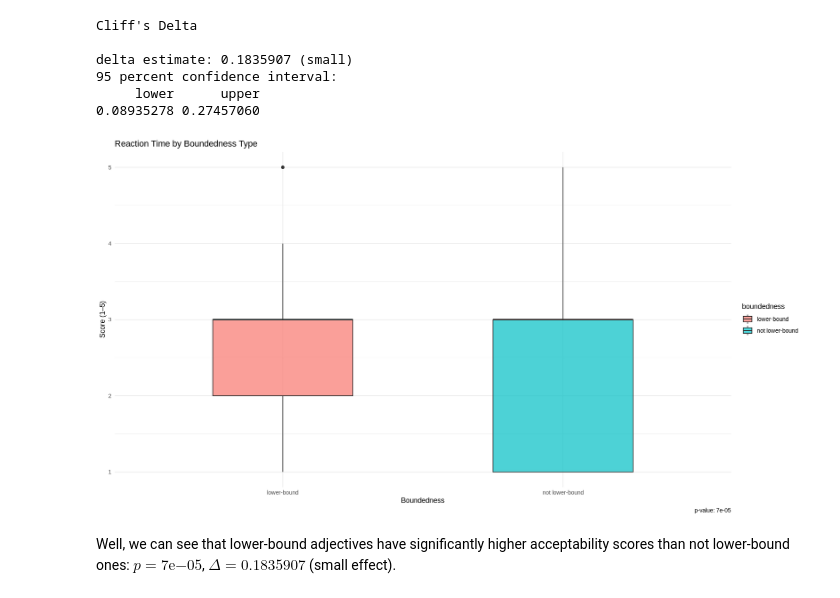
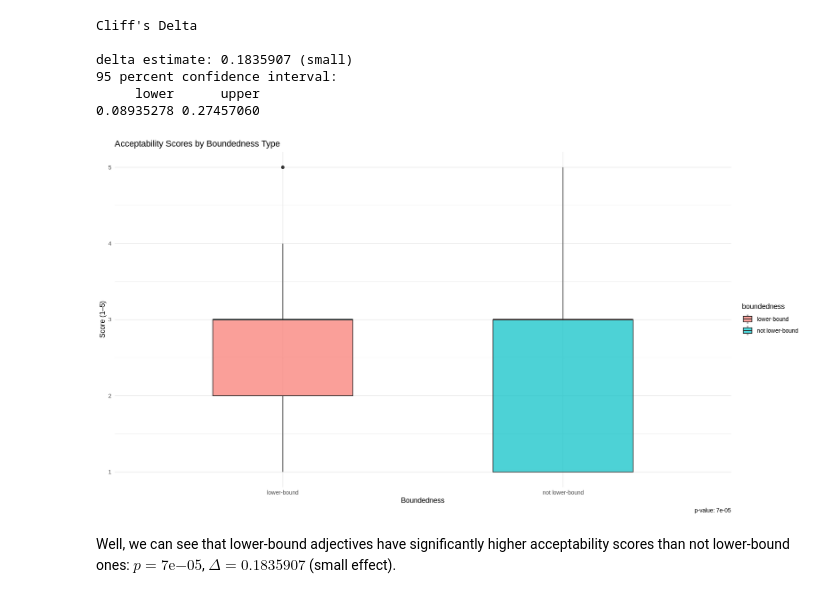
Before and after one commit to KatiaKozlova/stat-project, a Jupyter notebook: stat_project.ipynb, the cells around one changed output. Cells and saved outputs as stored; diff of their text form; code cells hidden in the pictures.

```diff
--- a/stat_project.ipynb
+++ b/stat_project.ipynb
@@ -685,17 +685,17 @@ delta estimate: 0.1835907 (small)
 # %%
 # visualizing
 
 ggplot(target_data, aes(x = boundedness, y = judgement, fill = boundedness)) +
   geom_boxplot(width = 0.5, alpha = 0.7) +
   labs(
-    title = 'Reaction Time by Boundedness Type',
+    title = 'Acceptability Scores by Boundedness Type',
     x = 'Boundedness',
     y = 'Score (1–5)',
     caption = paste('p-value:', round(wilcox_test_result_score$p.value, 5))
   ) +
   theme_minimal()
 # %% [output]
-[figure, old version]
+[figure, new version]
 # %% [markdown]
 Well, we can see that lower-bound adjectives have significantly higher acceptability scores than not lower-bound ones: $p = 7\mathrm{e}{-05}$, $Δ = 0.1835907$ (small effect).
 # %% [markdown]
```
Also changed, not shown: parts of 1 cell of this notebook.
